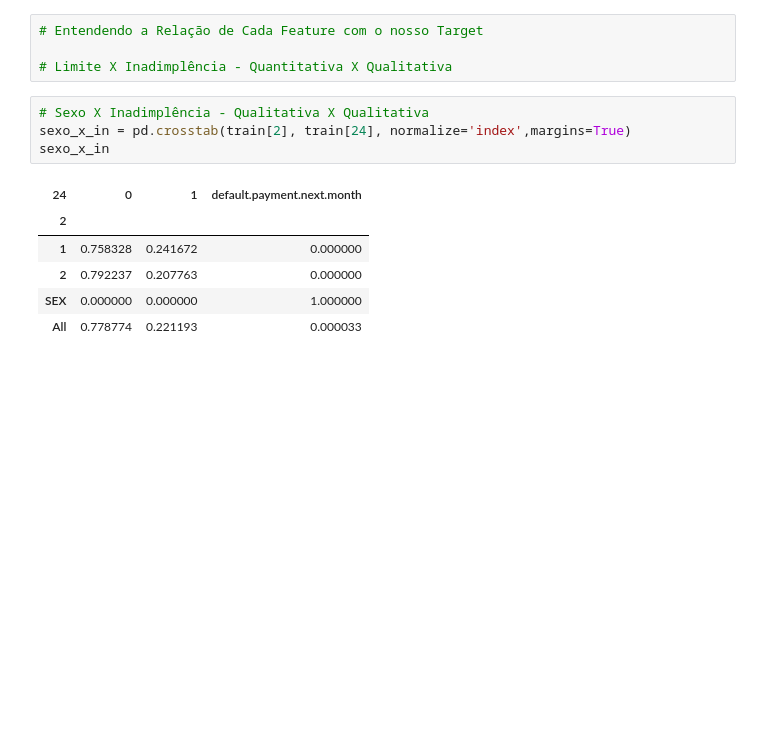
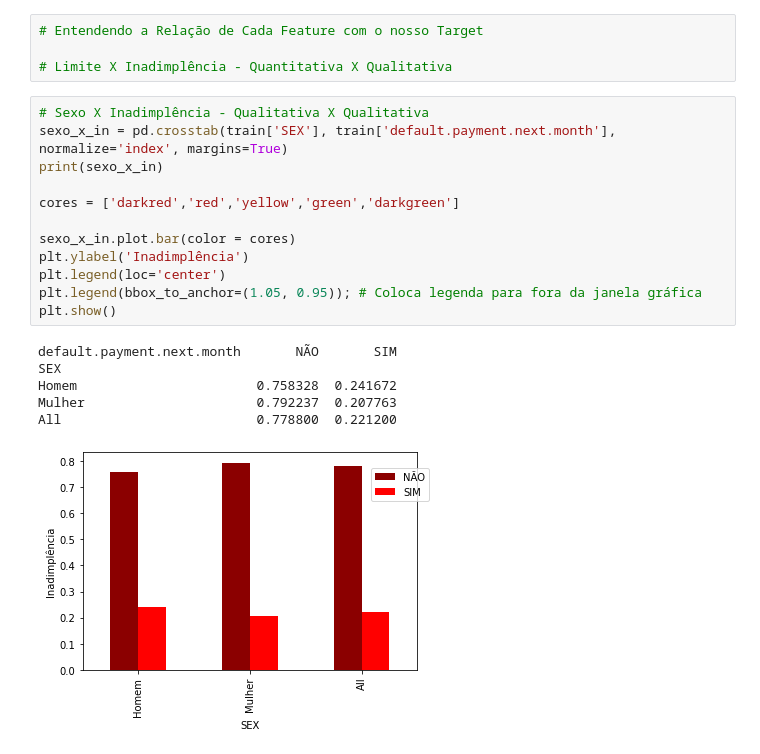
Before and after one commit to insper-classroom/22-2a-cd-p2-grupo_bexcamrefe, a Jupyter notebook: Relatorio_P2.ipynb, the cells around one changed output. Saved outputs shown, nothing was run; the diff lists cells and outputs as text; blank space fills up the shorter version.

```diff
--- a/Relatorio_P2.ipynb
+++ b/Relatorio_P2.ipynb
@@ -160,14 +186,22 @@ Index(['0', '1', '2', '3', '4', '5', '6', 'EDUCATION'], dtype='object')
 # Entendendo a Relação de Cada Feature com o nosso Target
 
 # Limite X Inadimplência - Quantitativa X Qualitativa
-# %%
-# Sexo X Inadimplência - Qualitativa X Qualitativa
-sexo_x_in = pd.crosstab(train[2], train[24], normalize='index',margins=True)
-sexo_x_in
-# %% [output]
-| 24 | 0 | 1 | default.payment.next.month |
-| 2 |  |  |  |
-| 1 | 0.758328 | 0.241672 | 0.000000 |
-| 2 | 0.792237 | 0.207763 | 0.000000 |
-| SEX | 0.000000 | 0.000000 | 1.000000 |
-| All | 0.778774 | 0.221193 | 0.000033 |
+# %%
+# Sexo X Inadimplência - Qualitativa X Qualitativa
+sexo_x_in = pd.crosstab(train['SEX'], train['default.payment.next.month'], normalize='index', margins=True)
+print(sexo_x_in)
+
+cores = ['darkred','red','yellow','green','darkgreen']
+
+sexo_x_in.plot.bar(color = cores)
+plt.ylabel('Inadimplência')
+plt.legend(loc='center')
+plt.legend(bbox_to_anchor=(1.05, 0.95)); # Coloca legenda para fora da janela gráfica
+plt.show()
+# %% [output]
+default.payment.next.month       NÃO       SIM
+SEX
+Homem                       0.758328  0.241672
+Mulher                      0.792237  0.207763
+All                         0.778800  0.221200
+[figure, added]
```
Also changed, not shown: parts of 3 cells of this notebook.
